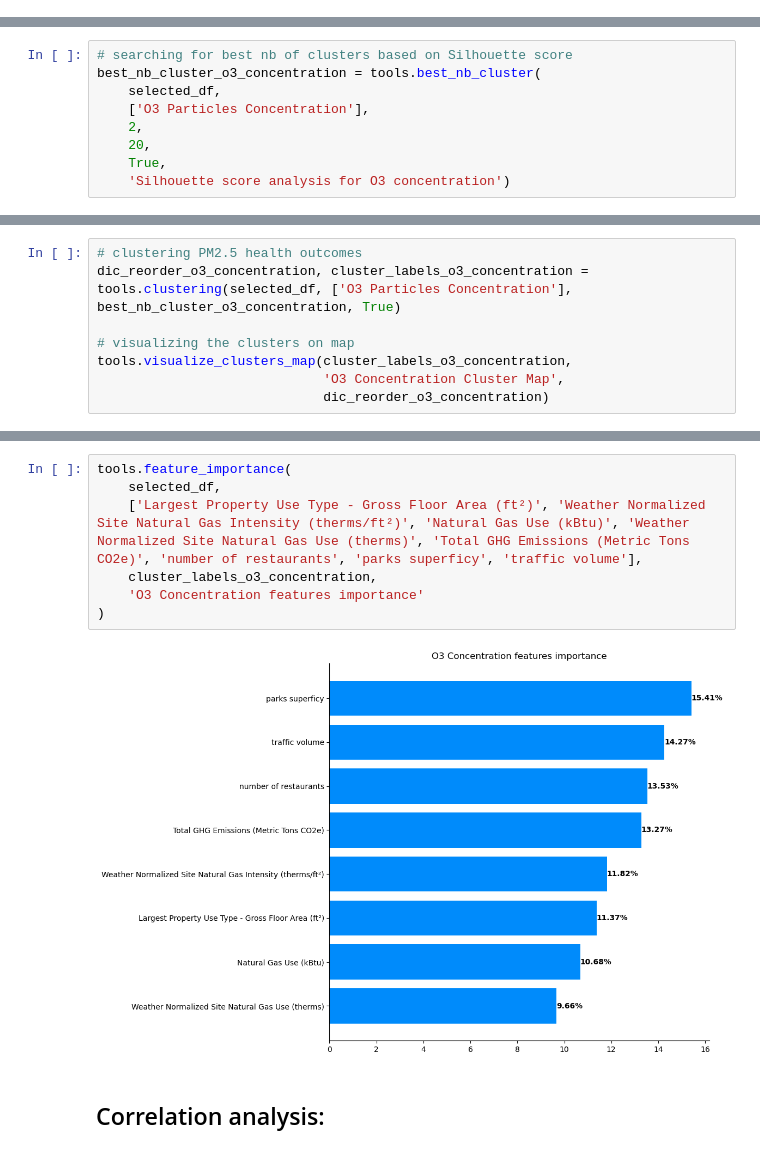
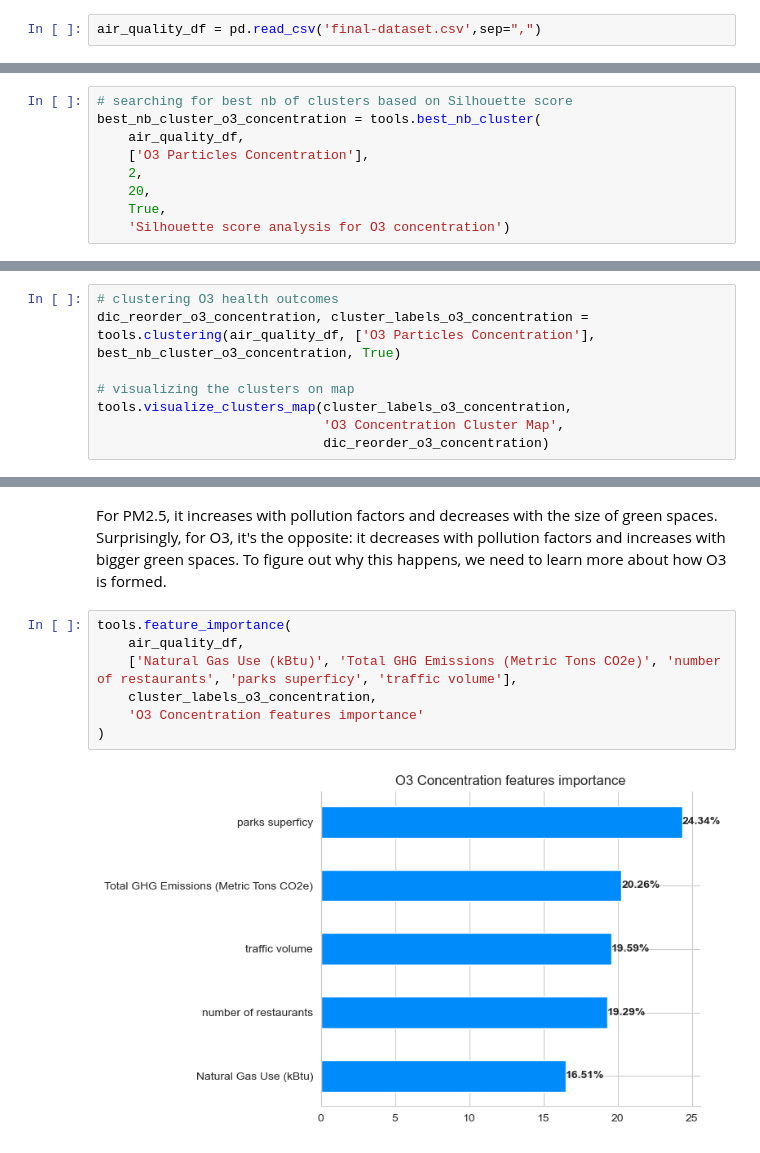
Before and after one commit to HindFaris/NYC-air-quality-study, a Jupyter notebook: data_exploration/data_exploration.ipynb, the cells around one changed output, grey strips where cells are left out. Saved outputs shown, nothing was run; the diff lists cells and outputs as text.

```diff
--- a/data_exploration/data_exploration.ipynb
+++ b/data_exploration/data_exploration.ipynb
@@ -216 +31,3 @@ tools.feature_importance(
+# %%
+air_quality_df = pd.read_csv('final-dataset.csv',sep=",")
 # %% [markdown]
@@ -252,7 +73,7 @@ tools.feature_importance(
 # %%
 # searching for best nb of clusters based on Silhouette score
 best_nb_cluster_o3_concentration = tools.best_nb_cluster(
-    selected_df,
+    air_quality_df,
     ['O3 Particles Concentration'],
     2,
     20,
@@ -263,6 +84,6 @@ best_nb_cluster_o3_concentration = tools.best_nb_cluster(
 # %%
-# clustering PM2.5 health outcomes
-dic_reorder_o3_concentration, cluster_labels_o3_concentration = tools.clustering(selected_df, ['O3 Particles Concentration'], best_nb_cluster_o3_concentration, True)
+# clustering O3 health outcomes
+dic_reorder_o3_concentration, cluster_labels_o3_concentration = tools.clustering(air_quality_df, ['O3 Particles Concentration'], best_nb_cluster_o3_concentration, True)
 
 # visualizing the clusters on map
 tools.visualize_clusters_map(cluster_labels_o3_concentration,
@@ -273,11 +119,11 @@ tools.visualize_clusters_map(cluster_labels_o3_concentration,
+# %% [markdown]
+For PM2.5, it increases with pollution factors and decreases with the size of green spaces. Surprisingly, for O3, it's the opposite: it decreases with pollution factors and increases with bigger green spaces. To figure out why this happens, we need to learn more about how O3 is formed.
 # %%
 tools.feature_importance(
-    selected_df,
-    ['Largest Property Use Type - Gross Floor Area (ft²)', 'Weather Normalized Site Natural Gas Intensity (therms/ft²)', 'Natural Gas Use (kBtu)', 'Weather Normalized Site Natural Gas Use (therms)', 'Total GHG Emissions (Metric Tons CO2e)', 'number of restaurants', 'parks superficy', 'traffic volume'],
+    air_quality_df,
+    ['Natural Gas Use (kBtu)', 'Total GHG Emissions (Metric Tons CO2e)', 'number of restaurants', 'parks superficy', 'traffic volume'],
     cluster_labels_o3_concentration,
     'O3 Concentration features importance'
 )
 # %% [output]
-[figure, old version]
+[figure, new version]
-# %% [markdown]
-## Correlation analysis:
```
Also changed, not shown: parts of 53 cells of this notebook, 11 other files.
